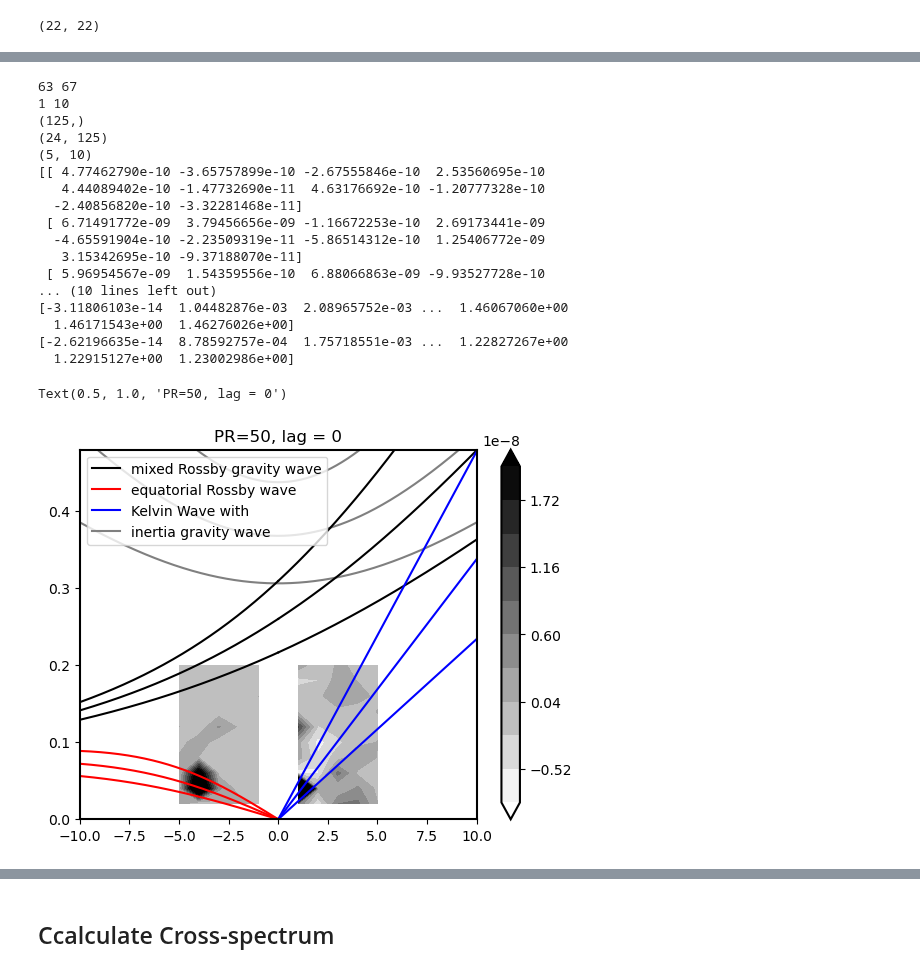
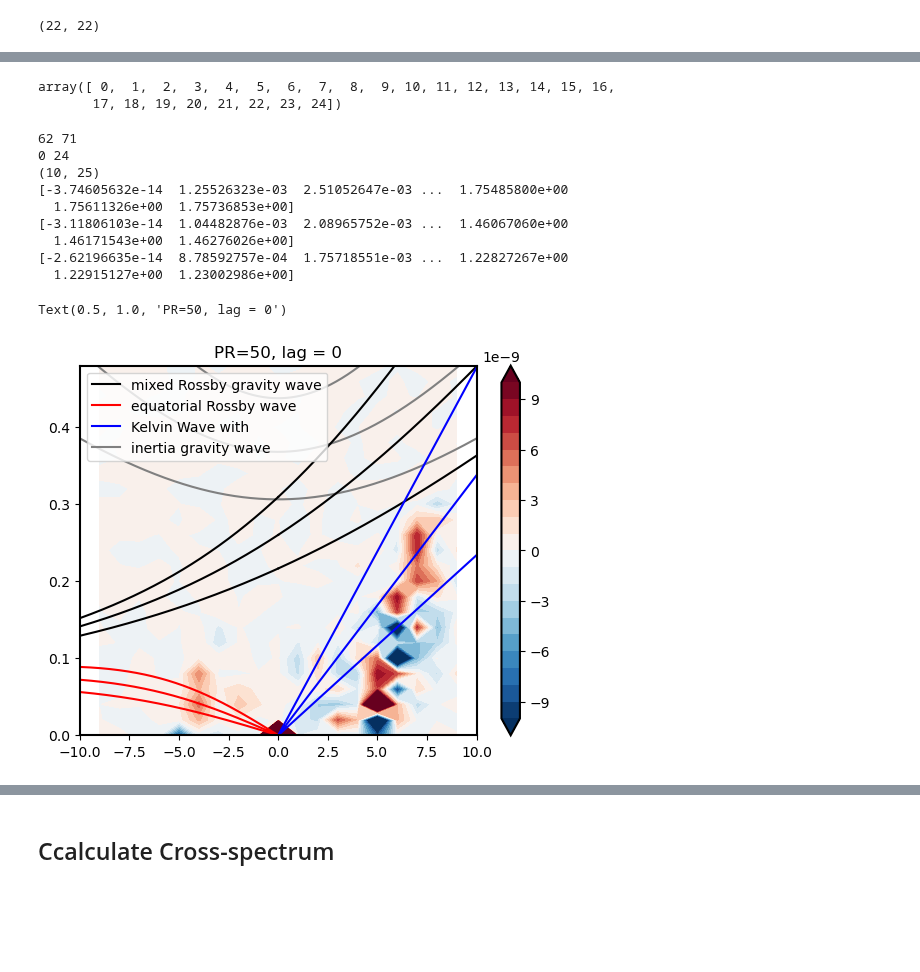
Before and after one commit to PeterChang1023/Moist_Dycore, a Jupyter notebook: IdealizeSpetral.jl/exp/HSt42/Jo_Jo_Dycore_Master_4.ipynb, the cells around one changed output, grey strips where cells are left out. Saved outputs shown, nothing was run; the diff lists cells and outputs as text; code cells hidden in the pictures; blank space fills up the shorter version.

Commit message:
revise to read new data

```diff
--- a/IdealizeSpetral.jl/exp/HSt42/Jo_Jo_Dycore_Master_4.ipynb
+++ b/IdealizeSpetral.jl/exp/HSt42/Jo_Jo_Dycore_Master_4.ipynb
@@ -1187,18 +1263,18 @@ idx
 # %%
 import h5py
-PR = 50
-output_file = f"/data92/PeterChang/1120_preprocessing/PR{PR}/dmdy_contribution_AM/PR{PR}_contribution_results2.h5"
-m_final      = np.zeros((5, 10, 19500))
-m_final_west = np.zeros((5, 10, 19500))
+# PR = 50
+output_file = f"/data92/PeterChang/1120_preprocessing/PR{PR}/dmdy_contribution_AM/PR{PR}_contribution_results_all.h5"
+m_final      = np.zeros((10, 25, 19500))
+m_final_west = np.zeros((10, 25, 19500))
 
 dataset_key = 'contributions'  # Adjust based on your file structure
 
-for i in range(5):
-    for j in range(10):
+for i in range(m_final.shape[0]):
+    for j in range(m_final.shape[1]):
         with h5py.File(output_file, "r") as f:
-            group_key      = f'wnm_{int(i+1)}_frm_{int(j+1)}_dir_east'
+            group_key      = f'wnm_{int(i)}_frm_{int(j)}_dir_east'
             m_final[i,j,:] = f[f"{group_key}/{dataset_key}"][:]  # Access the dataset
-            group_key      = f'wnm_{int(i+1)}_frm_{int(j+1)}_dir_west'
+            group_key      = f'wnm_{int(i)}_frm_{int(j)}_dir_west'
             m_final_west[i,j,:] = f[f"{group_key}/{dataset_key}"][:]  # Access the dataset
 
 print(m_final.shape)
@@ -1220,65 +1292,64 @@ PR
+# %%
+frequency
+# %% [output]
+array([ 0,  1,  2,  3,  4,  5,  6,  7,  8,  9, 10, 11, 12, 13, 14, 15, 16,
+       17, 18, 19, 20, 21, 22, 23, 24])
 # %%
 k_max       = 62
-w_max       = 24
+w_max       = 25
 
-wave_number = np.arange(-k_max,k_max+1,1)
-frequency   = np.arange(0,w_max,1)
-k,w         = np.meshgrid(wave_number,frequency)
+wave_number = np.arange(-k_max,k_max+1,1) # 125
+frequency   = np.arange(0,w_max,1)        # 24
+k,w         = np.meshgrid(wave_number,frequency) # (24,125)
 
-index_of_wave_number_big = int(np.where(wave_number == 5)[0][0])
-index_of_wave_number_sml = int(np.where(wave_number == 1)[0][0])
+index_of_wave_number_big = int(np.where(wave_number == 9)[0][0])
+index_of_wave_number_sml = int(np.where(wave_number == 0)[0][0])
 
-index_of_frequency_big   = int(np.where(frequency == 10)[0][0])
-index_of_frequency_sml   = int(np.where(frequency == 1)[0][0])
+index_of_frequency_big   = int(np.where(frequency == 24)[0][0]) # maximum is 23
+index_of_frequency_sml   = int(np.where(frequency == 0)[0][0])
 
 print(index_of_wave_number_sml, index_of_wave_number_big)
 print(index_of_frequency_sml, index_of_frequency_big)
 
-print(wave_number.shape)
-print(w.shape)
+
 
 
 # m_final_positive_idx = m_final[m_final > m_final.std()][0]
+m_final_all_idx      = m_final[:,:,:].mean(axis=2)
 m_final_positive_idx      = m_final[:,:,idx].mean(axis=2)
-m_final_west_positive_idx = m_final_west[:,:,idx].mean(axis=2)
+
+m_final_all_west_positive_idx = m_final_west[:,:,:].mean(axis=2)
+m_final_west_positive_idx     = m_final_west[:,:,idx].mean(axis=2)
 print(m_final_west_positive_idx.shape)
 
 # m_final[:,:,
-print(m_final_positive_idx)
 plt.figure()
 making_theoretical_line()
 # cs=plt.contourf(-k, w/50, P_total,extend='both',cmap='gray_r')
 ### East
-cs = plt.contourf(-k[int(index_of_frequency_sml):int(index_of_frequency_big+1), -6+int(index_of_wave_number_sml):int(index_of_wave_number_big+1-6)],
-              w[int(index_of_frequency_sml):int(index_of_frequency_big+1), -6+int(index_of_wave_number_sml):int(index_of_wave_number_big+1-6)]/50,
-              np.rollaxis(m_final_positive_idx, axis=1), levels = np.linspace(-0.8E-8,2E-8,11),extend='both',cmap='gray_r')
+cs = plt.contourf( k[int(index_of_frequency_sml):int(index_of_frequency_big+1), int(index_of_wave_number_sml):int(index_of_wave_number_big+1)].T,
+                   w[int(index_of_frequency_sml):int(index_of_frequency_big+1), int(index_of_wave_number_sml):int(index_of_wave_number_big+1)].T/50,
+                  # np.rollaxis(m_final_positive_idx, axis=1), levels = np.linspace(-0.8E-8,2E-8,11),extend='both',cmap='gray_r')
+                   m_final_positive_idx - m_final_all_idx, levels = np.linspace(-1E-8,1E-8,21),extend='both',cmap='RdBu_r')
 
 ### West
-cs = plt.contourf(-k[int(index_of_frequency_sml):int(index_of_frequency_big+1), int(index_of_wave_number_sml):int(index_of_wave_number_big+1)],
-              w[int(index_of_frequency_sml):int(index_of_frequency_big+1), int(index_of_wave_number_sml):int(index_of_wave_number_big+1)]/50,
-              np.rollaxis(m_final_west_positive_idx[:,:], axis=1), levels = np.linspace(-0.8E-8,2E-8,11),extend='both',cmap='gray_r')
+cs = plt.contourf(-k[int(index_of_frequency_sml):int(index_of_frequency_big+1), int(index_of_wave_number_sml):int(index_of_wave_number_big+1)].T,
+              w[int(index_of_frequency_sml):int(index_of_frequency_big+1), int(index_of_wave_number_sml):int(index_of_wave_number_big+1)].T/50,
+              m_final_west_positive_idx - m_final_all_west_positive_idx, levels = np.linspace(-1E-8,1E-8,21),extend='both',cmap='RdBu_r')
 
 plt.colorbar(cs)
 plt.xlim([-10,10])
 plt.ylim([0,24/50])
 plt.title(f"PR={PR}, lag = 0")
 # %% [output]
-63 67
-1 10
-(125,)
-(24, 125)
-(5, 10)
-[[ 4.77462790e-10 -3.65757899e-10 -2.67555846e-10  2.53560695e-10
-   4.44089402e-10 -1.47732690e-11  4.63176692e-10 -1.20777328e-10
-  -2.40856820e-10 -3.32281468e-11]
- [ 6.71491772e-09  3.79456656e-09 -1.16672253e-10  2.69173441e-09
-  -4.65591904e-10 -2.23509319e-11 -5.86514312e-10  1.25406772e-09
-   3.15342695e-10 -9.37188070e-11]
- [ 5.96954567e-09  1.54359556e-10  6.88066863e-09 -9.93527728e-10
-... (10 lines left out)
+62 71
+0 24
+(10, 25)
+[-3.74605632e-14  1.25526323e-03  2.51052647e-03 ...  1.75485800e+00
+  1.75611326e+00  1.75736853e+00]
 [-3.11806103e-14  1.04482876e-03  2.08965752e-03 ...  1.46067060e+00
   1.46171543e+00  1.46276026e+00]
 [-2.62196635e-14  8.78592757e-04  1.75718551e-03 ...  1.22827267e+00
   1.22915127e+00  1.23002986e+00]
 Text(0.5, 1.0, 'PR=50, lag = 0')
-[figure, old version]
+[figure, new version]
```
Also changed, not shown: parts of 28 cells of this notebook, 2 other files.
